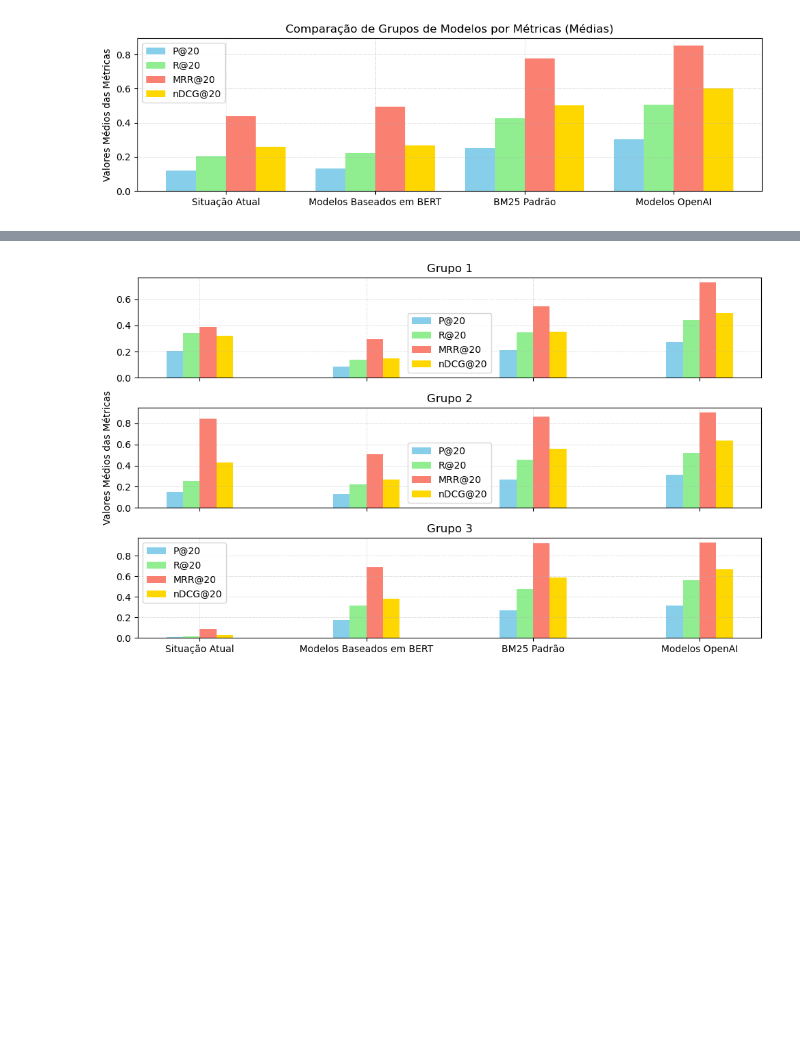
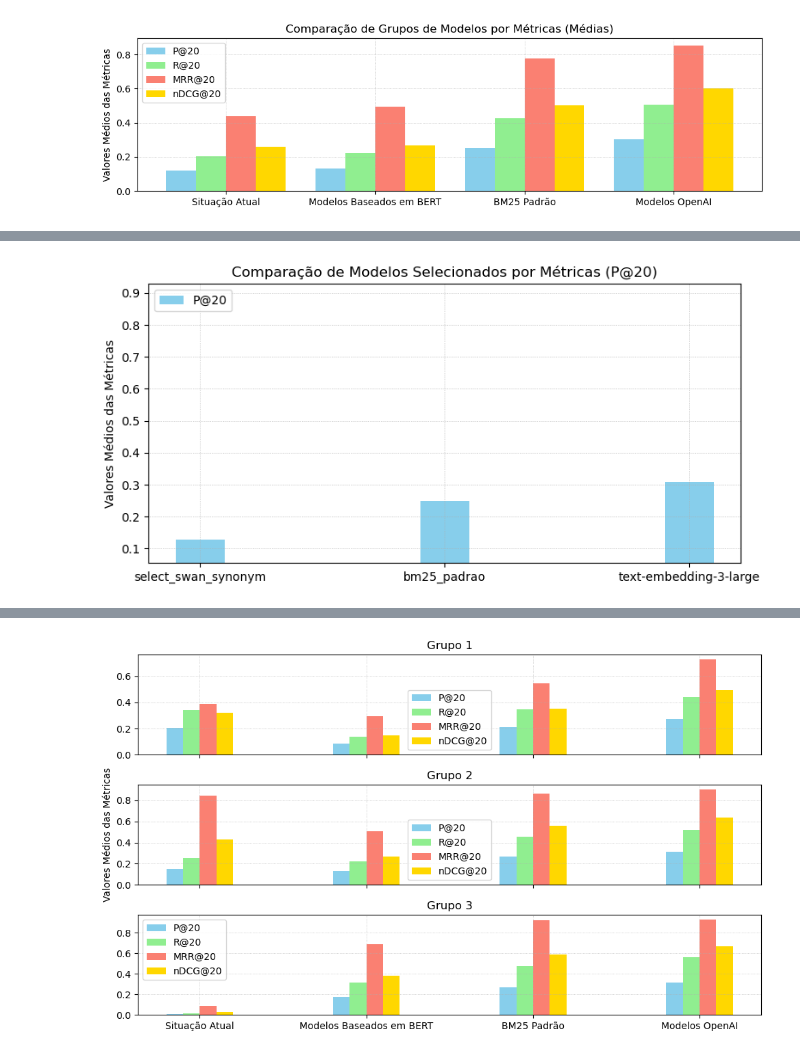
Before and after one commit to curupiras/relevancia-js, a Jupyter notebook: src/11_graficos_das_metricas.ipynb, the cells around one changed output, grey strips where cells are left out. Cells and saved outputs as stored; diff of their text form; code cells hidden in the pictures; blank space fills up the shorter version.

```diff
--- a/src/11_graficos_das_metricas.ipynb
+++ b/src/11_graficos_das_metricas.ipynb
@@ -108,0 +214,79 @@ Modelo: text-embedding-3-large pertence ao grupo: Modelos OpenAI
+# %%
+import pandas as pd
+import matplotlib.pyplot as plt
+import numpy as np
+
+# Carrega o arquivo CSV para um DataFrame
+df = pd.read_csv(ARQUIVO_METRICAS_20)
+
+# Remove espaços em branco extras dos nomes dos modelos
+df['Modelo'] = df['Modelo'].str.strip()
+
+# Define os modelos a serem incluídos no gráfico e a ordem desejada
+modelos_selecionados = ['select_swan_synonym', 'bm25_padrao', 'text-embedding-3-large']
+
+# Filtra o DataFrame para conter apenas os modelos selecionados na ordem especificada
+df_selecionados = df[df['Modelo'].isin(modelos_selecionados)]
+
+# Ordena os modelos de acordo com a lista desejada
+df_selecionados['Modelo'] = pd.Categorical(df_selecionados['Modelo'], categories=modelos_selecionados, ordered=True)
+df_selecionados = df_selecionados.sort_values('Modelo')
+
+# Verifica se os modelos foram encontrados
+if df_selecionados.empty:
+    print("Nenhum dos modelos selecionados foi encontrado. Verifique os nomes.")
+else:
+    # Lista de combinações de métricas para os gráficos
+    combinacoes_metricas = [
+        (['P@20'], 'grafico_metricas_01.png'),
+        (['P@20', 'R@20'], 'grafico_metricas_02.png'),
+        (['P@20', 'R@20', 'MRR@20'], 'grafico_metricas_03.png'),
+        (['P@20', 'R@20', 'MRR@20', 'nDCG@20'], 'grafico_metricas_04.png')
+    ]
+
+    cores = ['skyblue', 'lightgreen', 'salmon', 'gold']  # Cores para as métricas
+    largura_barra = 0.2  # Largura das barras
+    indice = np.arange(len(df_selecionados))  # Índices para posicionar os modelos no gráfico
+
+    # Calcula os limites globais do eixo y
+    y_min = df_selecionados[[col for comb in combinacoes_metricas for col in comb[0]]].min().min()
+    y_max = df_selecionados[[col for comb in combinacoes_metricas for col in comb[0]]].max().max()
+
+    # Adiciona margem ao intervalo (10% do total)
+    margem = (y_max - y_min) * 0.1
+    y_min -= margem
+    y_max += margem
+
+    # Gera um gráfico para cada combinação de métricas
+    for metricas, nome_arquivo in combinacoes_metricas:
+        # Cria uma figura
+        fig, ax = plt.subplots(figsize=(8, 4))
+
+        # Plota as barras para cada métrica
+        for i, metrica in enumerate(metricas):
+            ax.bar(indice + i * largura_barra, df_selecionados[metrica], largura_barra, label=metrica, color=cores[i])
+
+        # Configurações do gráfico
+        ax.set_ylabel('Valores Médios das Métricas')
+        ax.set_title(f'Comparação de Modelos Selecionados por Métricas ({", ".join(metricas)})')
+        ax.set_xticks(indice + largura_barra * (len(metricas) - 1) / 2)
+        ax.set_xticklabels(df_selecionados['Modelo'], rotation=0)  # Nomes dos modelos no eixo x
+
+        # Define a mesma escala no eixo y
+        ax.set_ylim(y_min, y_max)
+
+        # Adiciona legenda fixa no canto superior esquerdo
+        ax.legend(loc='upper left')
+
+        # Adiciona grid pontilhado
+        ax.grid(which='both', linestyle=':', linewidth=0.5)
+
+        # Ajusta o layout para evitar cortes
+        plt.tight_layout()
+
+        # Salva o gráfico no arquivo especificado
+        plt.savefig(f'{PASTA_RESULTADO_CADERNO}{nome_arquivo}', format='png', dpi=300)
+
+        # Exibe o gráfico (opcional, pode ser removido caso não precise exibir)
+        plt.show()
+# %% [output]
@@ -108,0 +298 @@ Modelo: text-embedding-3-large pertence ao grupo: Modelos OpenAI
+[figure, added]
```
Also changed, not shown: parts of 3 cells of this notebook, 27 other files.
